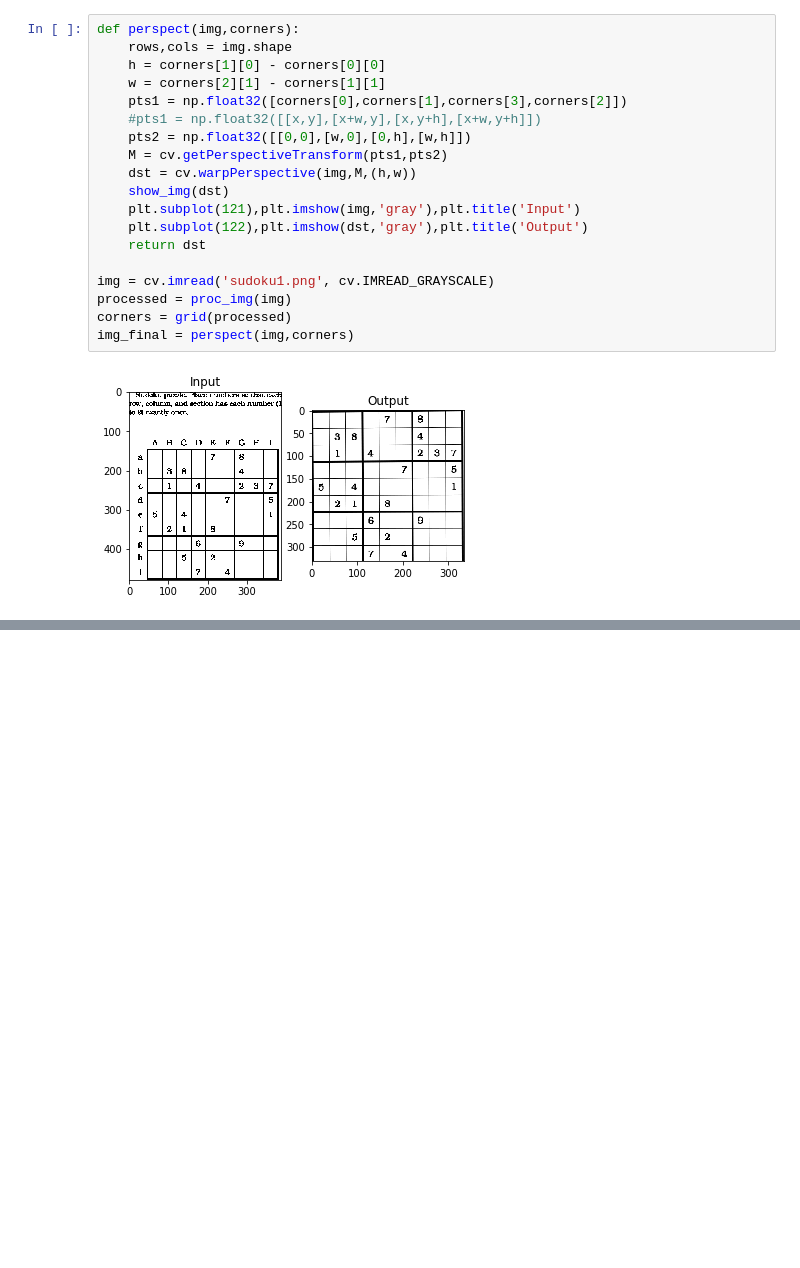
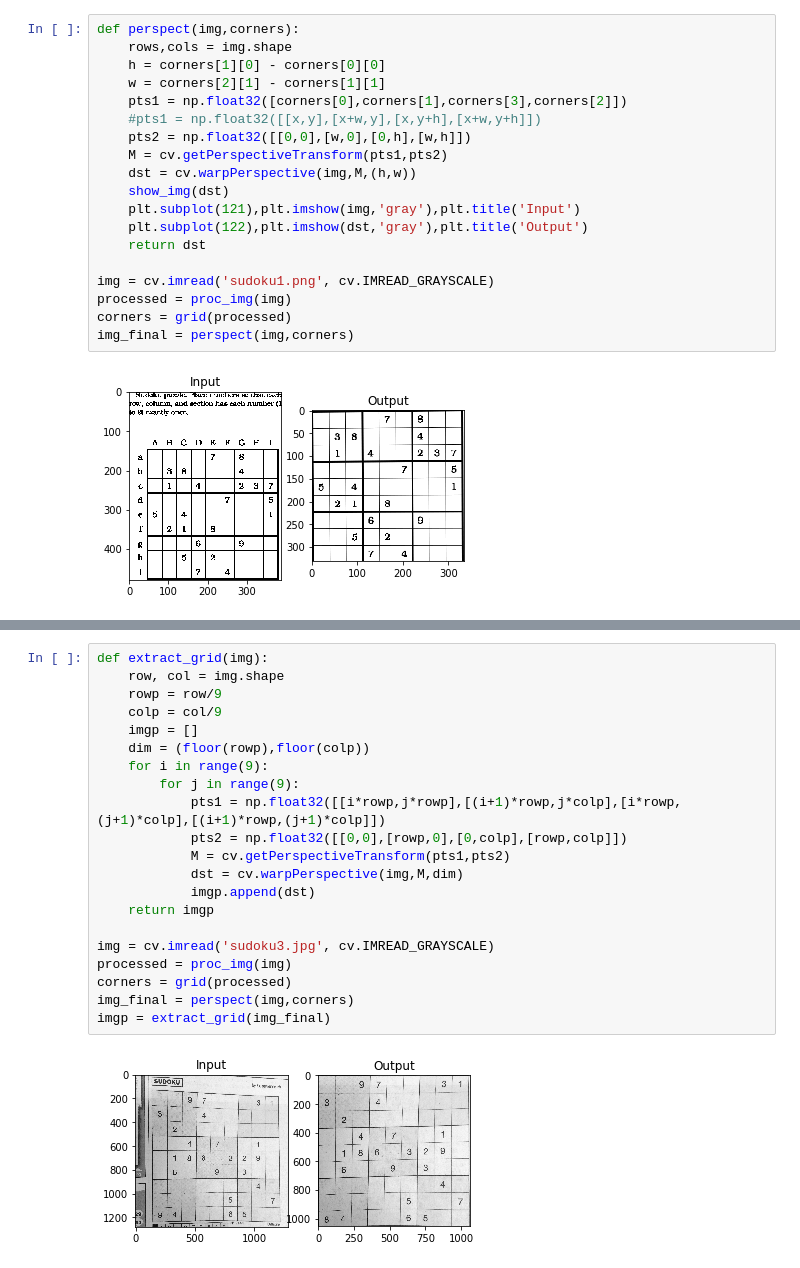
Before and after one commit to shreekanthsenthil/Sudoku-Solver-using-OpenCV, a Jupyter notebook: Grab.ipynb, the cells around one changed output, grey strips where cells are left out. Saved outputs shown, nothing was run; the diff lists cells and outputs as text; blank space fills up the shorter version.

Commit message:
Extract digit

```diff
--- a/Grab.ipynb
+++ b/Grab.ipynb
@@ -95,0 +106,23 @@ plt.subplot(122),plt.imshow(dst),plt.title('Output')
+# %%
+def extract_grid(img):
+    row, col = img.shape
+    rowp = row/9
+    colp = col/9
+    imgp = []
+    dim = (floor(rowp),floor(colp))
+    for i in range(9):
+        for j in range(9):
+            pts1 = np.float32([[i*rowp,j*rowp],[(i+1)*rowp,j*colp],[i*rowp,(j+1)*colp],[(i+1)*rowp,(j+1)*colp]])
+            pts2 = np.float32([[0,0],[rowp,0],[0,colp],[rowp,colp]])
+            M = cv.getPerspectiveTransform(pts1,pts2)
+            dst = cv.warpPerspective(img,M,dim)
+            imgp.append(dst)
+    return imgp
+
+img = cv.imread('sudoku3.jpg', cv.IMREAD_GRAYSCALE)
+processed = proc_img(img)
+corners = grid(processed)
+img_final = perspect(img,corners)
+imgp = extract_grid(img_final)
+# %% [output]
+[figure, added]
```
Also changed, not shown: parts of 9 cells of this notebook.
